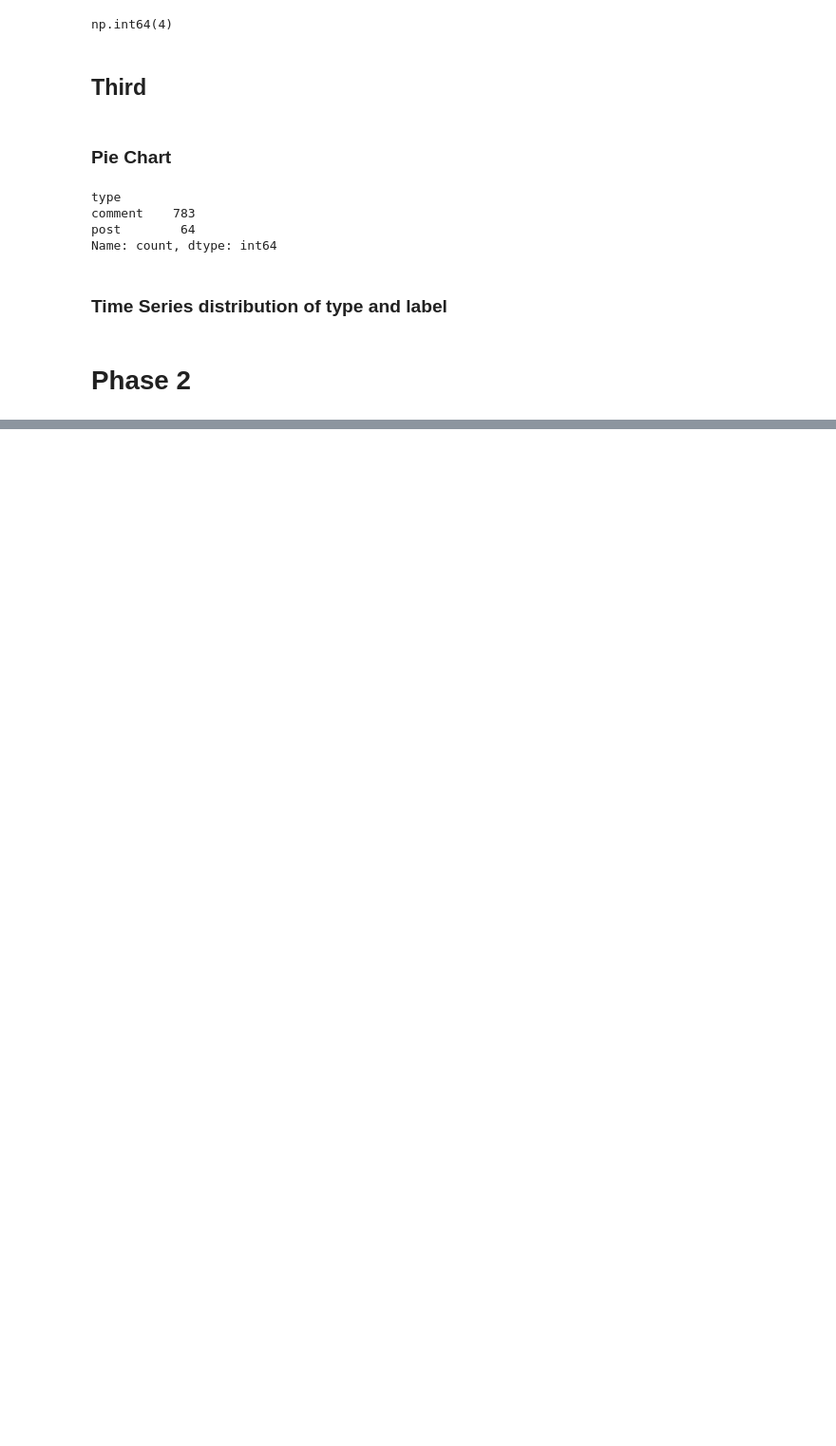
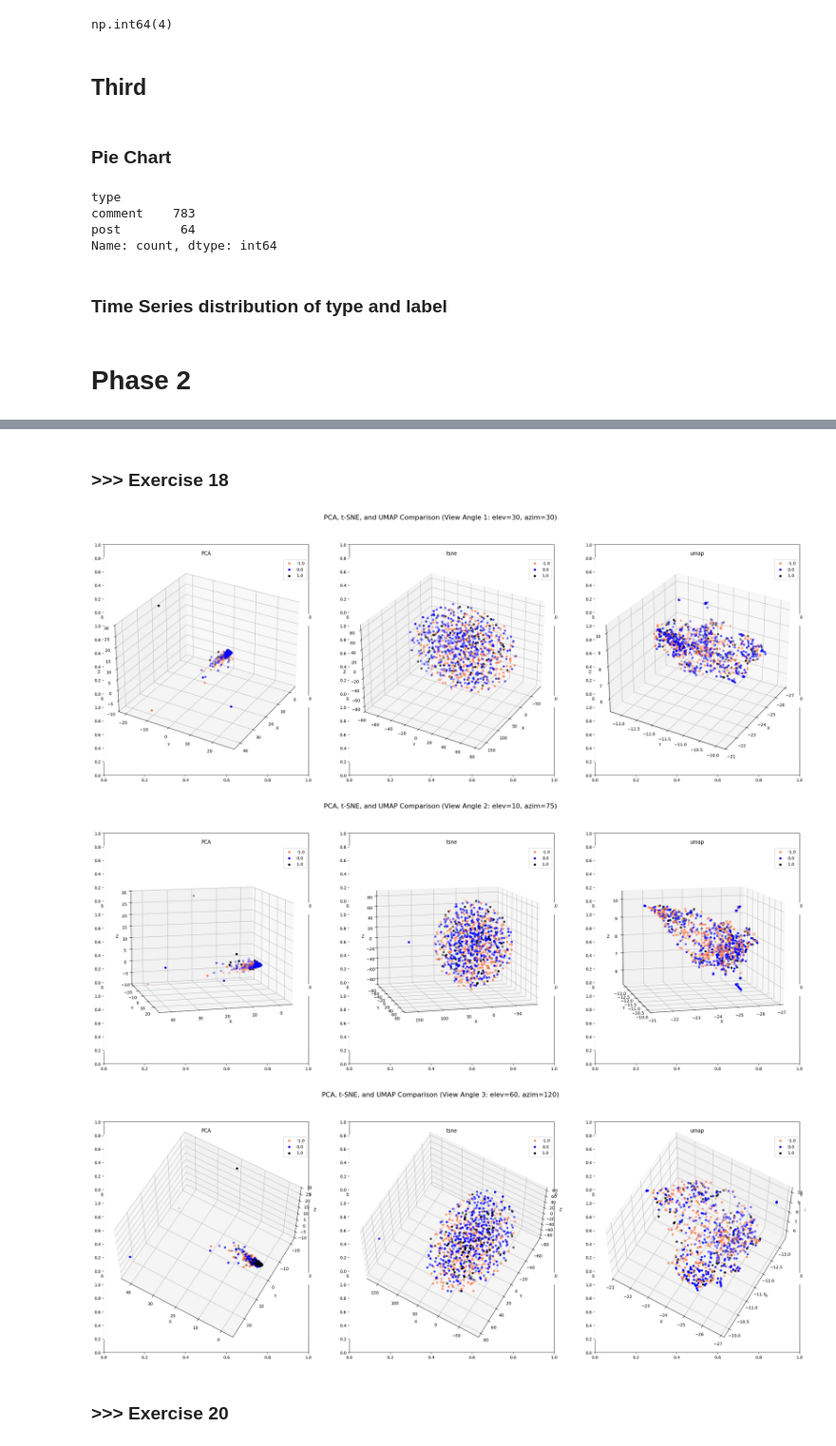
Before and after one commit to JackLiu1208/DM2025-Lab1-Exercise, a Jupyter notebook: DM2025-Lab1-Homework.ipynb, the cells around one changed output, grey strips where cells are left out. Shown at 95% size. Drawn from its saved outputs; the diff is of its cells as text; code cells hidden in the pictures; blank space fills up the shorter version.

```diff
--- a/DM2025-Lab1-Homework.ipynb
+++ b/DM2025-Lab1-Homework.ipynb
@@ -479,0 +629,8 @@ fig.show()
+# %%
+from PAMI.frequentPattern.basic import FPGrowth as alg
+minSup=9
+obj2 = alg.FPGrowth(iFile='td_freq_db_0.csv', minSup=minSup)
+obj2.mine()
+frequentPatternsDF_0= obj2.getPatternsAsDataFrame()
+print('Total No of patterns: ' + str(len(frequentPatternsDF_0))) #print the total number of patterns
+print('Runtime: ' + str(obj2.getRuntime())) #measure the runtime
@@ -479,0 +641,8 @@ fig.show()
+# %%
+from PAMI.frequentPattern.basic import FPGrowth as alg
+minSup=9
+obj3 = alg.FPGrowth(iFile='td_freq_db_1.csv', minSup=minSup)
+obj3.mine()
+frequentPatternsDF_1= obj3.getPatternsAsDataFrame()
+print('Total No of patterns: ' + str(len(frequentPatternsDF_1))) #print the total number of patterns
+print('Runtime: ' + str(obj3.getRuntime())) #measure the runtime
@@ -479,0 +801,58 @@ fig.show()
+# %% [markdown]
+### >>> Exercise 18
+# %%
+from sklearn.decomposition import PCA
+from sklearn.manifold import TSNE
+import umap
+import matplotlib.pyplot as plt
+
+df_pca_aug = PCA(n_components=3).fit_transform(augmented_df.values)
+df_tsne_aug = TSNE(n_components=3).fit_transform(augmented_df.values)
+df_umap_aug = umap.UMAP(n_components=3).fit_transform(augmented_df.values)
+
+col = ['coral', 'blue', 'black', 'orange']
+categories = df['label'].unique()
+
+
+
+# Define a function to create a scatter plot for each method
+def plot_scatter_3d(ax, X_reduced, title):
+    for c, category in zip(col, categories):
+        xs = X_reduced[df['label'] == category].T[0]
+        ys = X_reduced[df['label'] == category].T[1]
+        zs = X_reduced[df['label'] == category].T[2]
+        ax.scatter(xs, ys, zs, c=c, marker='o', label=category)
+
+    ax.grid(color='gray', linestyle=':', linewidth=2, alpha=0.2)
+    ax.set_title(title)
+    ax.set_xlabel('X')
+    ax.set_ylabel('Y')
+    ax.set_zlabel('Z')
+    ax.legend(loc='upper right')
+
+angles = [(30,30),(10,75),(60,120)]
+for i ,angle in enumerate(angles):
+    fig, axes = plt.subplots(3, 3, figsize=(30, 10))  # Create 3 subplots for PCA, t-SNE, and UMAP
+    fig.suptitle(f'PCA, t-SNE, and UMAP Comparison (View Angle {i+1}: elev={angle[0]}, azim={angle[1]})',fontsize=16)
+    # create 3D subplot
+    ax_pca = fig.add_subplot(131,projection='3d')
+    ax_tsne = fig.add_subplot(132,projection='3d')
+    ax_umap = fig.add_subplot(133,projection='3d')
+
+    # Set the view angle for each subplot
+    ax_pca.view_init(elev=angle[0], azim=angle[1])
+    ax_tsne.view_init(elev=angle[0], azim=angle[1])
+    ax_umap.view_init(elev=angle[0], azim=angle[1])
+
+    # create scatter polts
+    plot_scatter_3d(ax_pca, df_pca_aug, 'PCA')
+    plot_scatter_3d(ax_tsne, df_tsne_aug, 'tsne')
+    plot_scatter_3d(ax_umap, df_umap_aug, 'umap')
+
+    plt.show()
+# %% [output]
+[figure, added]
+[figure, added]
+[figure, added]
+# %% [markdown]
+### >>> Exercise 20
```
Also changed, not shown: parts of 22 cells of this notebook, 7 other files.
